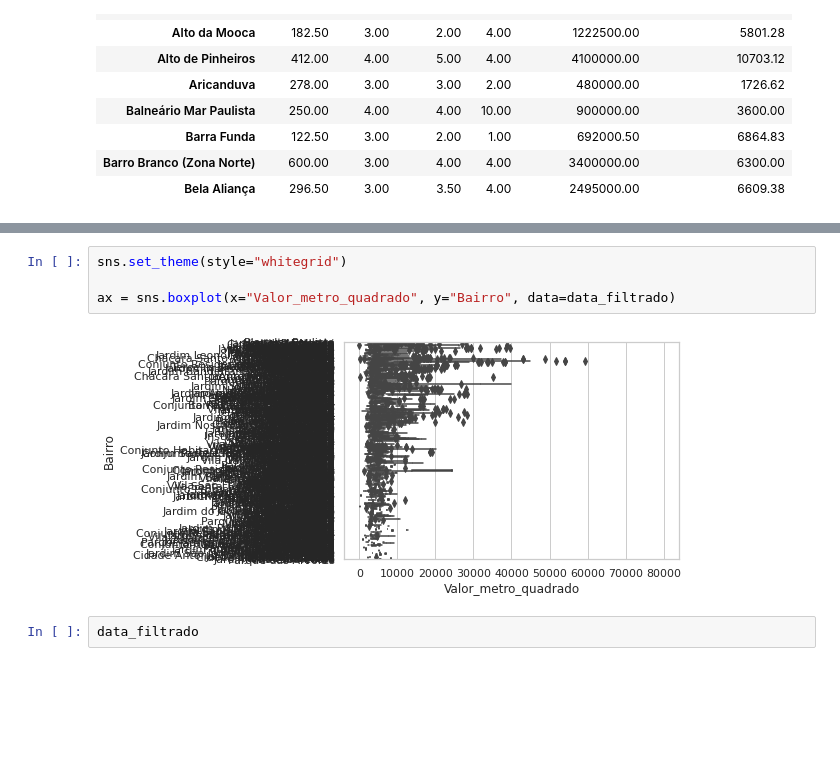
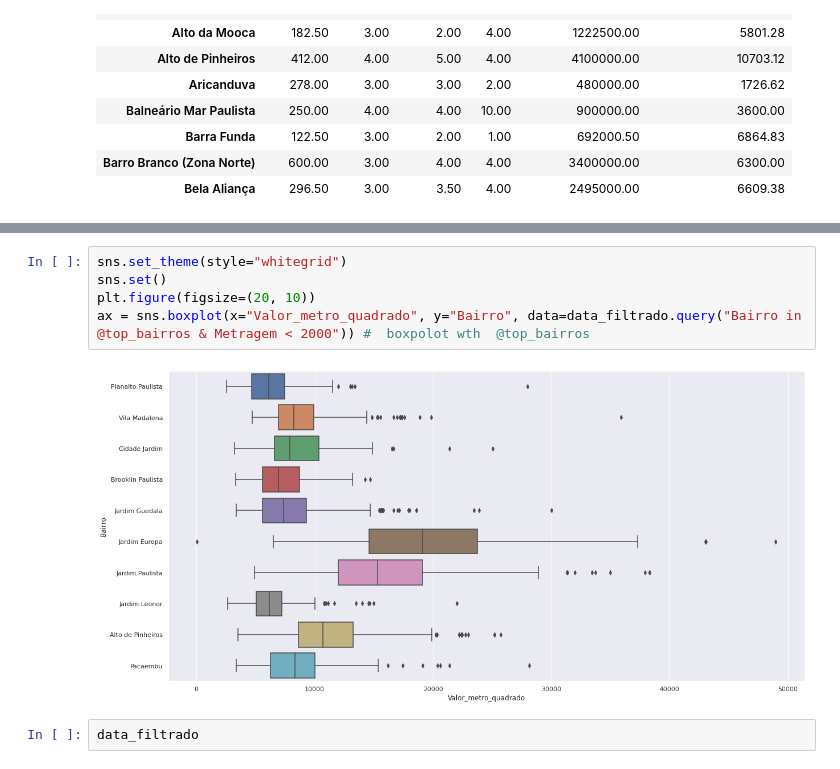
Before and after one commit to rodrigoyujisato/alura-data-science-maio-2022, a Jupyter notebook: alura_data_science_maio_2022.ipynb, the cells around one changed output, grey strips where cells are left out. Saved outputs shown, nothing was run; the diff lists cells and outputs as text; blank space fills up the shorter version.

```diff
--- a/alura_data_science_maio_2022.ipynb
+++ b/alura_data_science_maio_2022.ipynb
@@ -381,9 +401,10 @@ See the caveats in the documentation: https://pandas.pydata.org/pandas-docs/stab
 # %%
 sns.set_theme(style="whitegrid")
-
-ax = sns.boxplot(x="Valor_metro_quadrado", y="Bairro", data=data_filtrado)
+sns.set()
+plt.figure(figsize=(20, 10))
+ax = sns.boxplot(x="Valor_metro_quadrado", y="Bairro", data=data_filtrado.query("Bairro in @top_bairros & Metragem < 2000")) #  boxpolot wth  @top_bairros
 # %% [output]
-[figure, old version]
+[figure, new version]
 # %%
 data_filtrado
 # %% [output]
```
Also changed, not shown: parts of 31 cells of this notebook.
